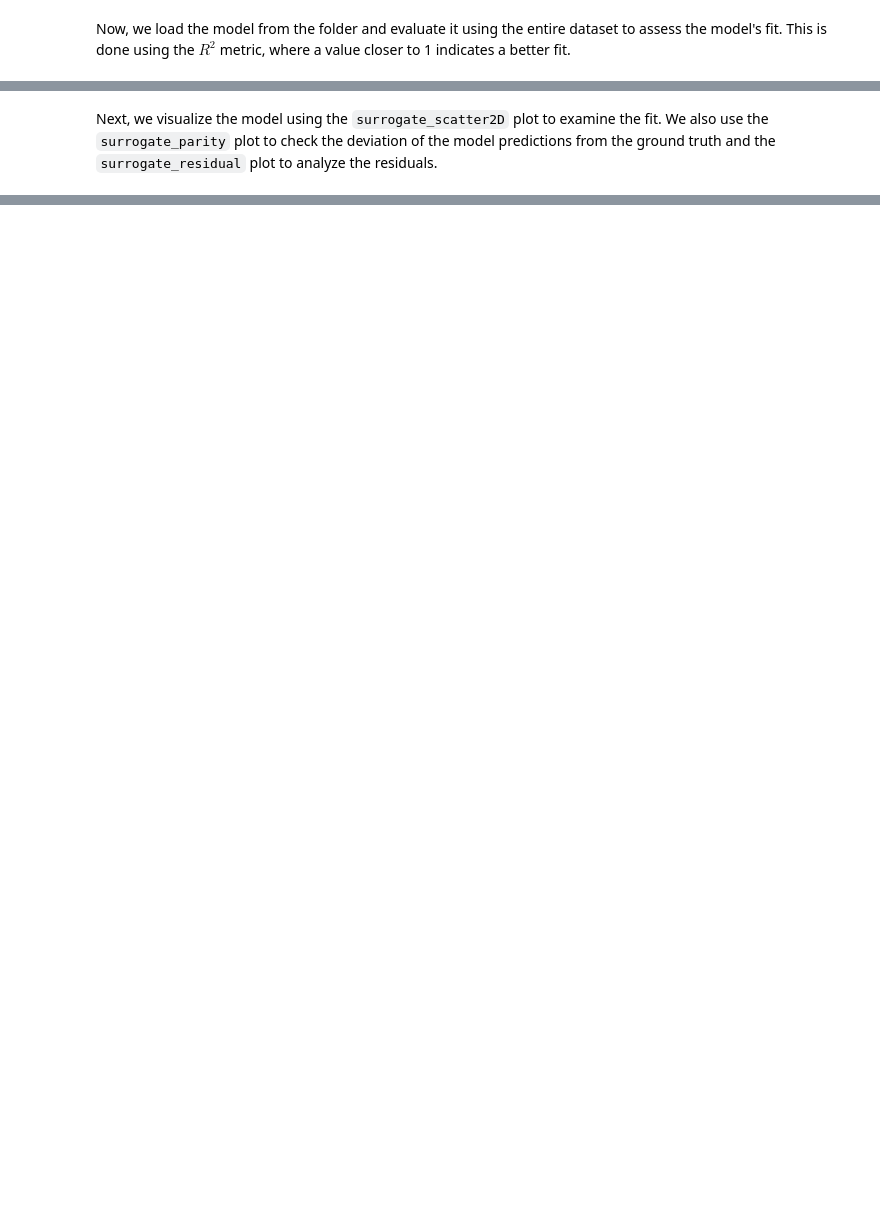
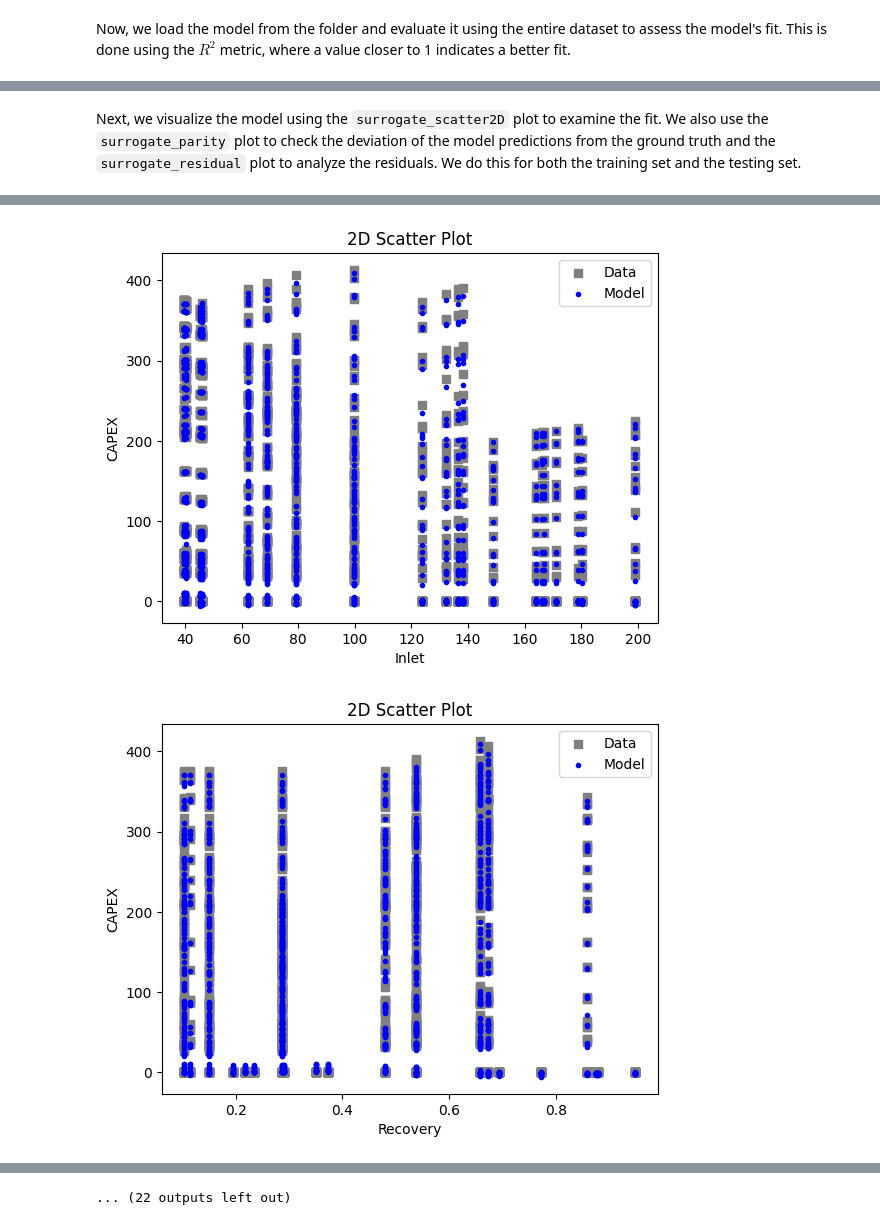
Before and after one commit to project-pareto/project-pareto, a Jupyter notebook: pareto/examples/desalination_jupyter_notebooks/desalination_surrogate_training.ipynb, the cells around one changed output, grey strips where cells are left out. Cells and saved outputs as stored; diff of their text form; code cells hidden in the pictures; blank space fills up the shorter version.

```diff
--- a/pareto/examples/desalination_jupyter_notebooks/desalination_surrogate_training.ipynb
+++ b/pareto/examples/desalination_jupyter_notebooks/desalination_surrogate_training.ipynb
@@ -41,11 +35,11 @@ After importing the libraries, we will begin by reading the data generated from
 np.set_printoptions(precision=6, suppress=True)
 
 # Reading the data from excel and sampling from it.
-# mvc_simulation.xlsx is a dummy file name.
+# mvc_data.xlsx is a dummy file name.
 # One should replace this with the actual file name
-csv_data = pd.read_excel("./mvc_simulations.xlsx")
+csv_data = pd.read_excel("./mvc_data.xlsx")
 csv_data.dropna(inplace=True)
-csv_data=csv_data[csv_data['Status']==1]
+csv_data = csv_data[csv_data["Status"] == 1]
 data = csv_data.sample(n=len(csv_data))
 
 # Defining the input and the output columns
@@ -146,6 +215,13 @@ print(f"The R2 score = {r:.4f}")
 # %% [markdown]
-Next, we visualize the model using the `surrogate_scatter2D` plot to examine the fit. We also use the `surrogate_parity` plot to check the deviation of the model predictions from the ground truth and the `surrogate_residual` plot to analyze the residuals.
+Next, we visualize the model using the `surrogate_scatter2D` plot to examine the fit. We also use the `surrogate_parity` plot to check the deviation of the model predictions from the ground truth and the `surrogate_residual` plot to analyze the residuals. We do this for both the training set and the testing set.
 # %%
-surrogate_scatter2D(keras_surrogate, X_train, filename="keras_train_scatter2D.pdf")
-surrogate_parity(keras_surrogate, X_train, filename="keras_train_parity.pdf")
-surrogate_residual(keras_surrogate, X_train, filename="keras_train_residual.pdf")
+surrogate_scatter2D(
+    keras_surrogate, data_training, filename="keras_train_scatter2D.pdf"
+)
+surrogate_parity(keras_surrogate, data_training, filename="keras_train_parity.pdf")
+surrogate_residual(keras_surrogate, data_training, filename="keras_train_residual.pdf")
+
+surrogate_scatter2D(keras_surrogate, data_testing, filename="keras_test_scatter2D.pdf")
+surrogate_parity(keras_surrogate, data_testing, filename="keras_test_parity.pdf")
+surrogate_residual(keras_surrogate, data_testing, filename="keras_test_residual.pdf")
+# %% [output]
@@ -151,0 +229,2 @@ surrogate_residual(keras_surrogate, X_train, filename="keras_train_residual.pdf"
+[figure, added]
+[figure, added]
@@ -151,0 +240 @@ surrogate_residual(keras_surrogate, X_train, filename="keras_train_residual.pdf"
+... (22 outputs left out)
```
Also changed, not shown: parts of 6 cells of this notebook, 3 other files.
